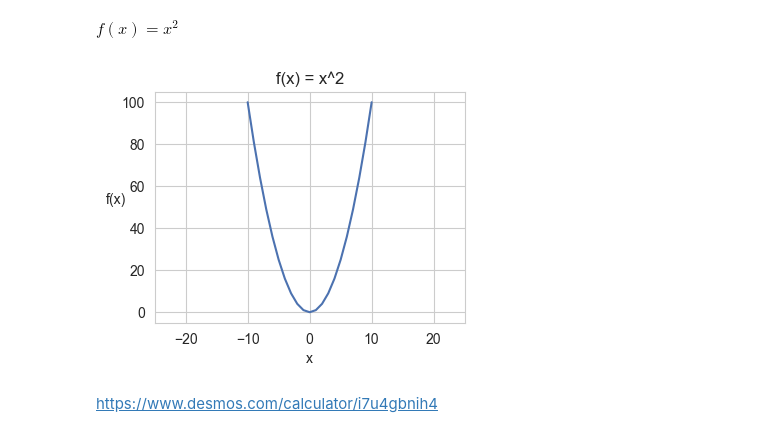
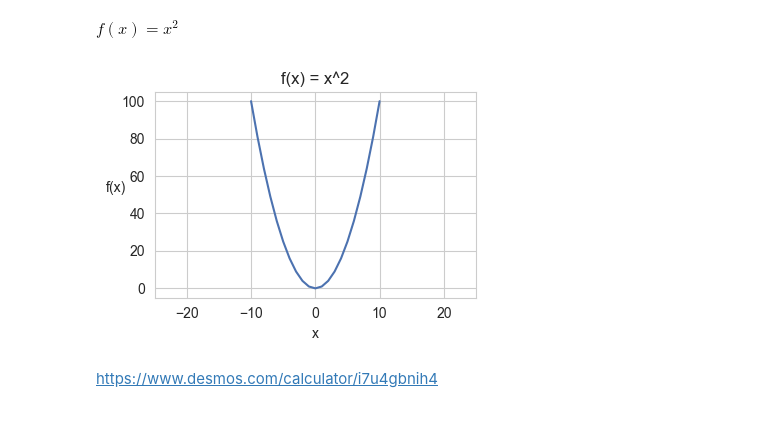
Before and after one commit to dheemanth-bhat/maths-for-machine-learning, a Jupyter notebook: 3_Linear_Algebra/05_Optimization_1-calculus_in_ML.ipynb, the cells around one changed output. Drawn from its saved outputs; the diff is of its cells as text; code cells hidden in the pictures.

Commit message:
Tight layouts for images of example functions.

```diff
--- a/3_Linear_Algebra/05_Optimization_1-calculus_in_ML.ipynb
+++ b/3_Linear_Algebra/05_Optimization_1-calculus_in_ML.ipynb
@@ -295,18 +326,19 @@ $f(x) = x^2$
 # %%
 x = np.arange(-10, 11, 1)
 y = x**2
 
 plt.figure(figsize=(4, 3))
 sns.lineplot(x=x, y=y)
 plt.title("f(x) = x^2")
 plt.xlabel("x")
 plt.ylabel("f(x)", rotation=0)
 plt.xlim(-25, 25)
+plt.tight_layout()
 
-# plt.savefig("images/function_continuous_example.png")
+# plt.savefig("images/function_continuous_example1.png", bbox_inches="tight")
 plt.show()
 # %% [output]
-[figure, old version]
+[figure, new version]
 # %% [markdown]
 https://www.desmos.com/calculator/i7u4gbnih4
 # %% [markdown]
```
Also changed, not shown: parts of 10 cells of this notebook, 4 other files.
